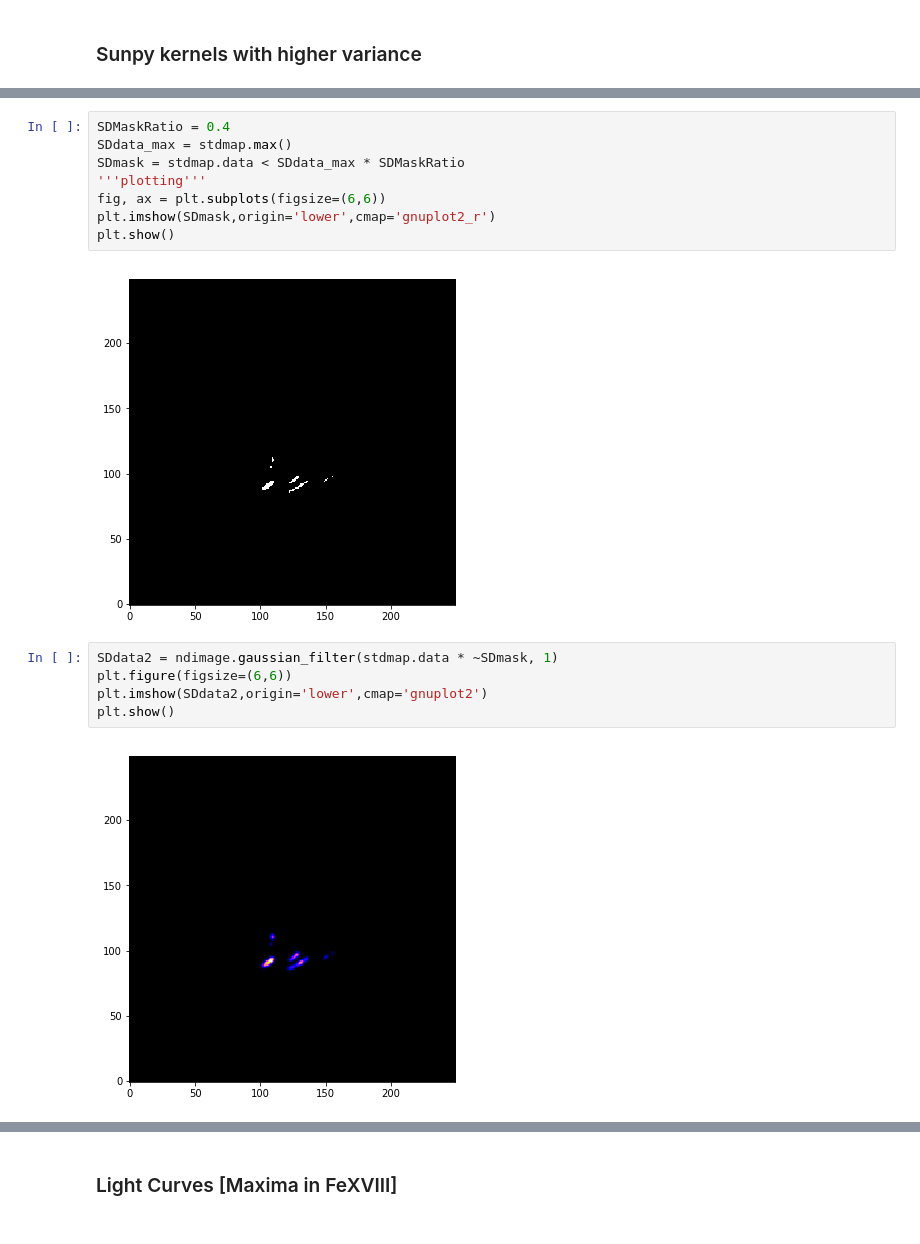
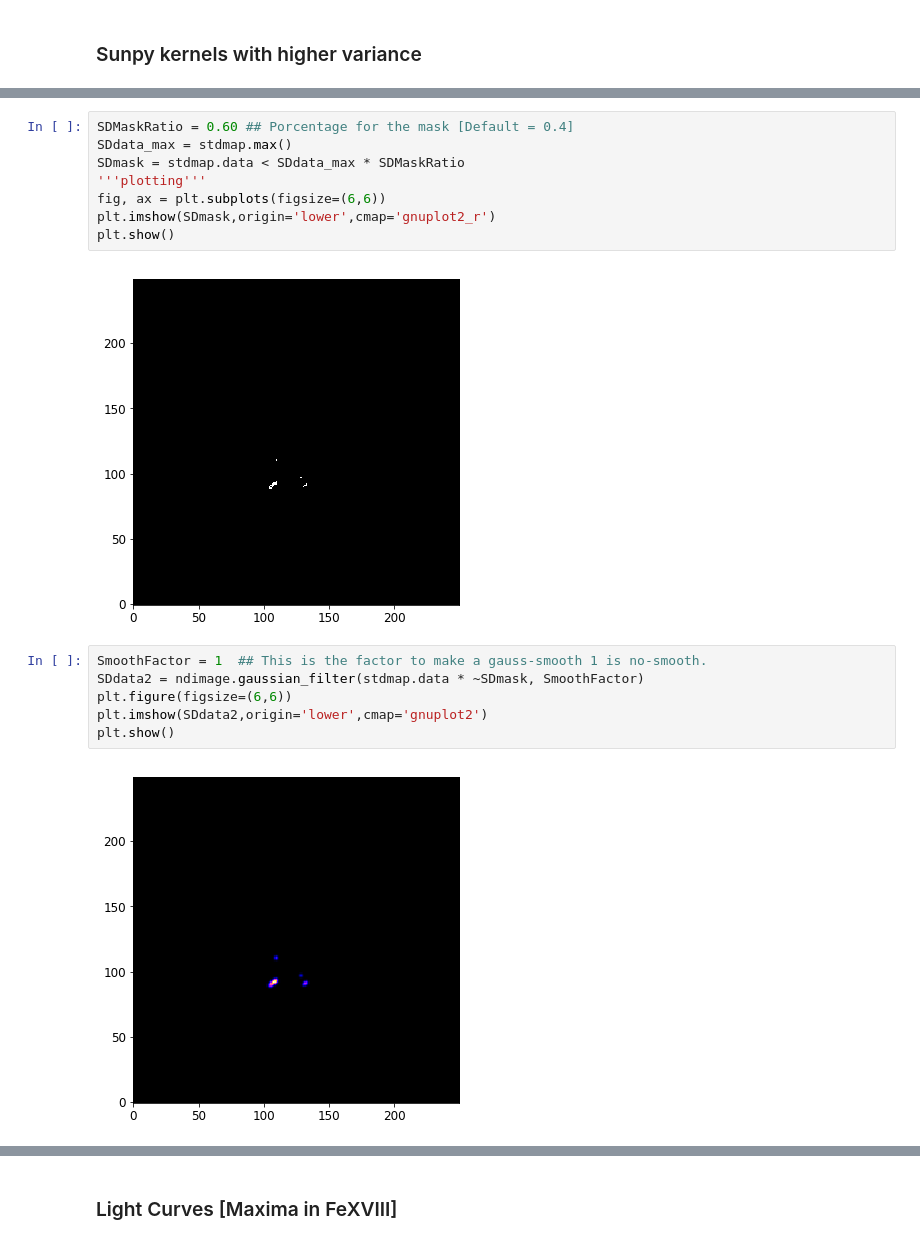
Before and after one commit to pymilo/Milo_FOXSI_Science, a Jupyter notebook: Notebooks/For_Athiray.ipynb, the cells around one changed output, grey strips where cells are left out. Drawn from its saved outputs; the diff is of its cells as text.

```diff
--- a/Notebooks/For_Athiray.ipynb
+++ b/Notebooks/For_Athiray.ipynb
@@ -242,5 +242,5 @@ plt.show()
 # %%
-SDMaskRatio = 0.4
+SDMaskRatio = 0.60 ## Porcentage for the mask [Default = 0.4]
 SDdata_max = stdmap.max()
 SDmask = stdmap.data < SDdata_max * SDMaskRatio
 '''plotting'''
@@ -248,14 +248,15 @@ fig, ax = plt.subplots(figsize=(6,6))
 plt.imshow(SDmask,origin='lower',cmap='gnuplot2_r')
 plt.show()
 # %% [output]
-[figure, old version]
+[figure, new version]
 # %%
-SDdata2 = ndimage.gaussian_filter(stdmap.data * ~SDmask, 1)
+SmoothFactor = 1  ## This is the factor to make a gauss-smooth 1 is no-smooth.
+SDdata2 = ndimage.gaussian_filter(stdmap.data * ~SDmask, SmoothFactor)
 plt.figure(figsize=(6,6))
 plt.imshow(SDdata2,origin='lower',cmap='gnuplot2')
 plt.show()
 # %% [output]
-[figure, old version]
+[figure, new version]
 # %%
 SDmap2 = sunpy.map.Map(SDdata2, stdmap.meta)
 SDlabels, SDn = ndimage.label(SDmap2.data)
```
Also changed, not shown: parts of 15 cells of this notebook.
